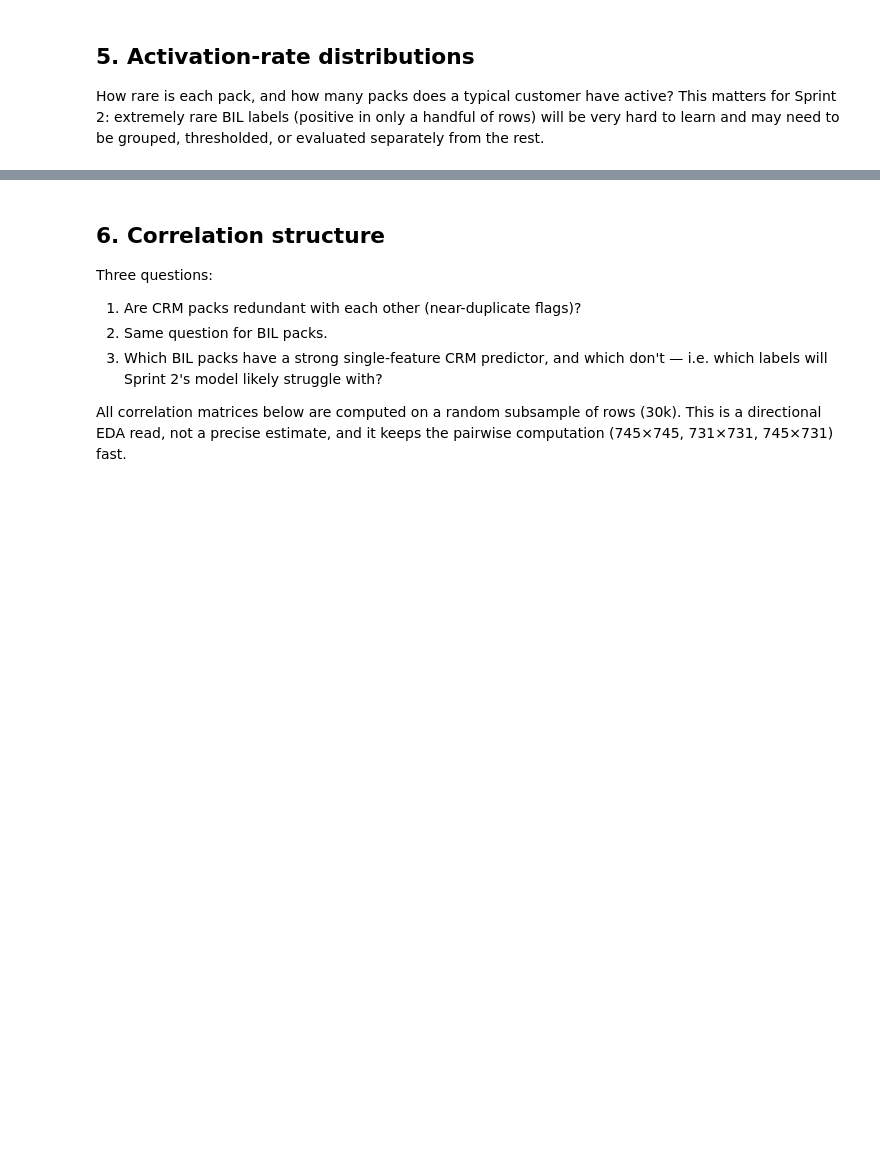
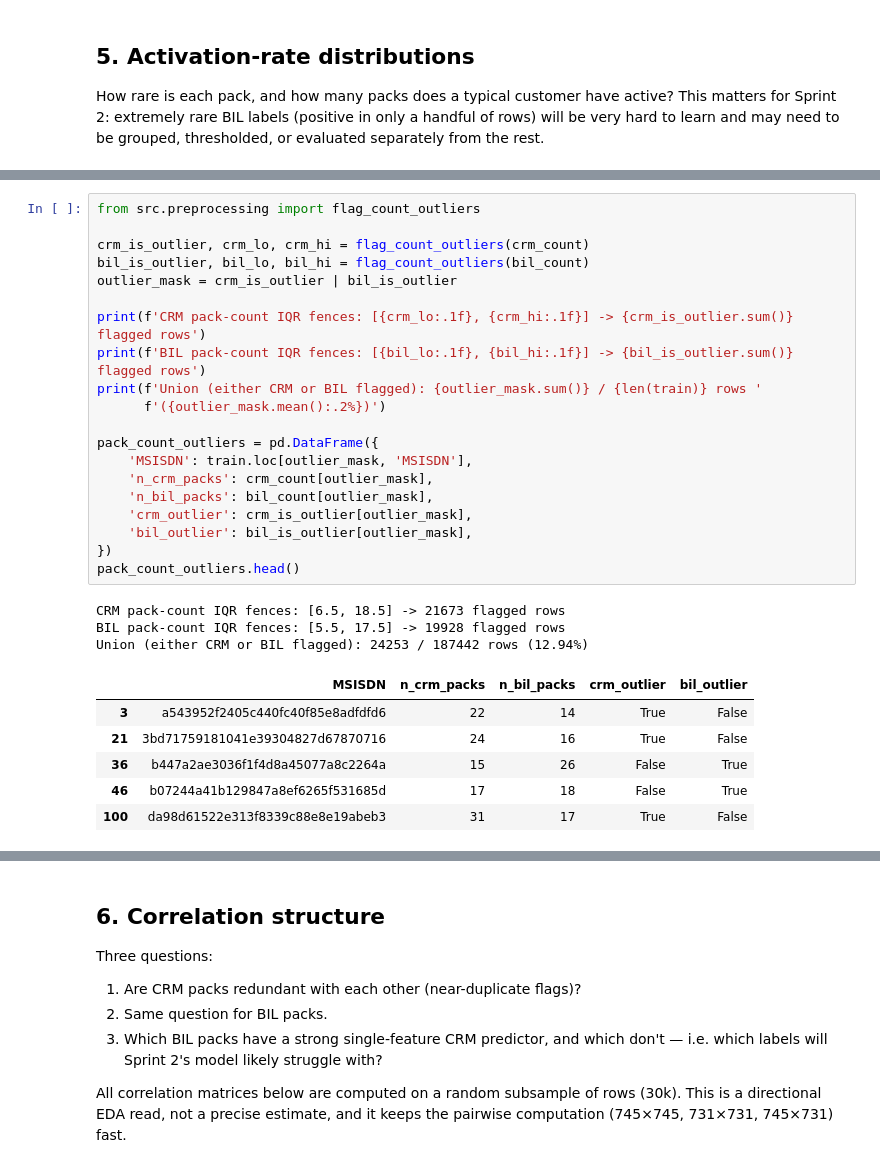
Before and after one commit to therealblitz00/ECQ, a Jupyter notebook: notebooks/sprint1_preprocessing.ipynb, the cells around one changed output, grey strips where cells are left out. Saved outputs shown, nothing was run; the diff lists cells and outputs as text; blank space fills up the shorter version.

```diff
--- a/notebooks/sprint1_preprocessing.ipynb
+++ b/notebooks/sprint1_preprocessing.ipynb
@@ -213,0 +317,30 @@ print(f'\nCorrelation between #CRM packs and #BIL packs per customer: {crm_count
+# %%
+from src.preprocessing import flag_count_outliers
+
+crm_is_outlier, crm_lo, crm_hi = flag_count_outliers(crm_count)
+bil_is_outlier, bil_lo, bil_hi = flag_count_outliers(bil_count)
+outlier_mask = crm_is_outlier | bil_is_outlier
+
+print(f'CRM pack-count IQR fences: [{crm_lo:.1f}, {crm_hi:.1f}] -> {crm_is_outlier.sum()} flagged rows')
+print(f'BIL pack-count IQR fences: [{bil_lo:.1f}, {bil_hi:.1f}] -> {bil_is_outlier.sum()} flagged rows')
+print(f'Union (either CRM or BIL flagged): {outlier_mask.sum()} / {len(train)} rows '
+      f'({outlier_mask.mean():.2%})')
+
+pack_count_outliers = pd.DataFrame({
+    'MSISDN': train.loc[outlier_mask, 'MSISDN'],
+    'n_crm_packs': crm_count[outlier_mask],
+    'n_bil_packs': bil_count[outlier_mask],
+    'crm_outlier': crm_is_outlier[outlier_mask],
+    'bil_outlier': bil_is_outlier[outlier_mask],
+})
+pack_count_outliers.head()
+# %% [output]
+CRM pack-count IQR fences: [6.5, 18.5] -> 21673 flagged rows
+BIL pack-count IQR fences: [5.5, 17.5] -> 19928 flagged rows
+Union (either CRM or BIL flagged): 24253 / 187442 rows (12.94%)
+|  | MSISDN | n_crm_packs | n_bil_packs | crm_outlier | bil_outlier |
+| 3 | a543952f2405c440fc40f85e8adfdfd6 | 22 | 14 | True | False |
+| 21 | 3bd71759181041e39304827d67870716 | 24 | 16 | True | False |
+| 36 | b447a2ae3036f1f4d8a45077a8c2264a | 15 | 26 | False | True |
+| 46 | b07244a41b129847a8ef6265f531685d | 17 | 18 | False | True |
+| 100 | da98d61522e313f8339c88e8e19abeb3 | 31 | 17 | True | False |
```
Also changed, not shown: parts of 30 cells of this notebook, 3 other files.
